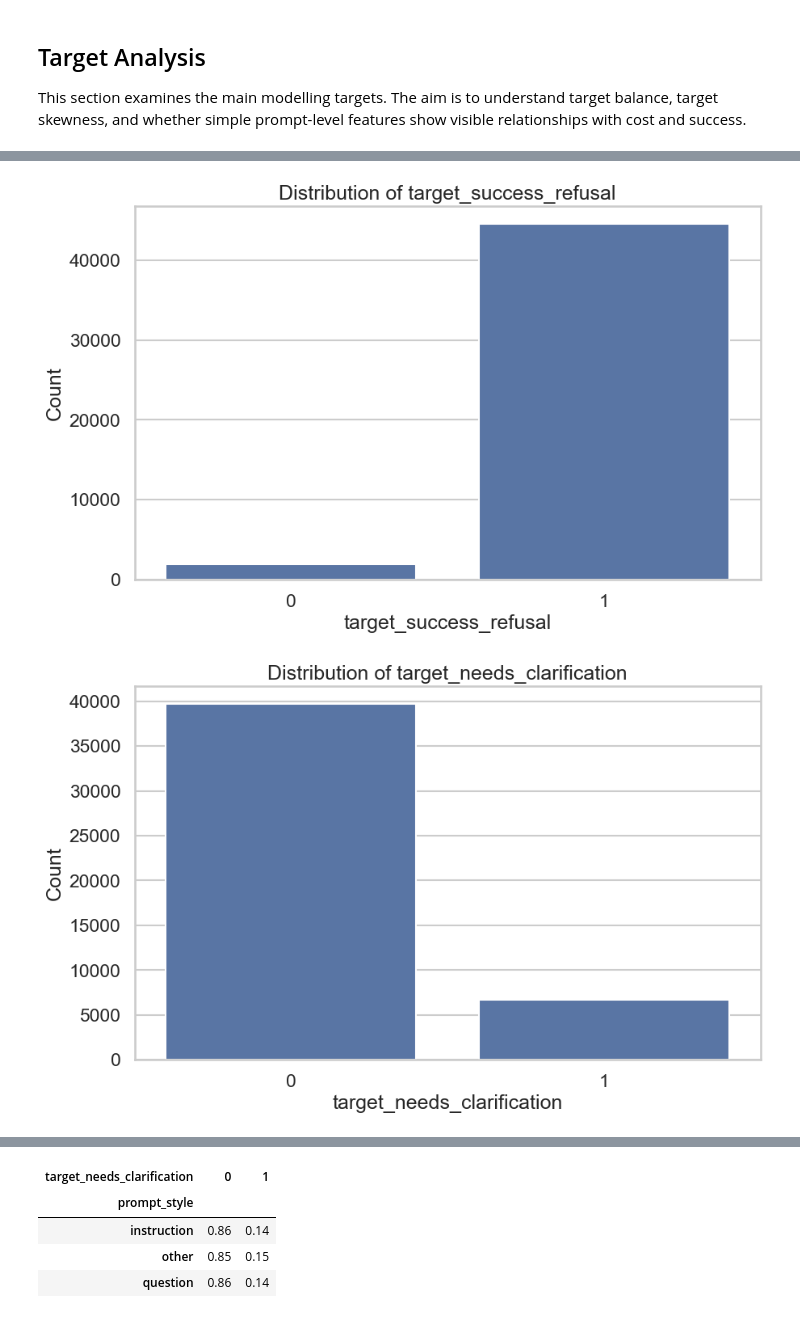
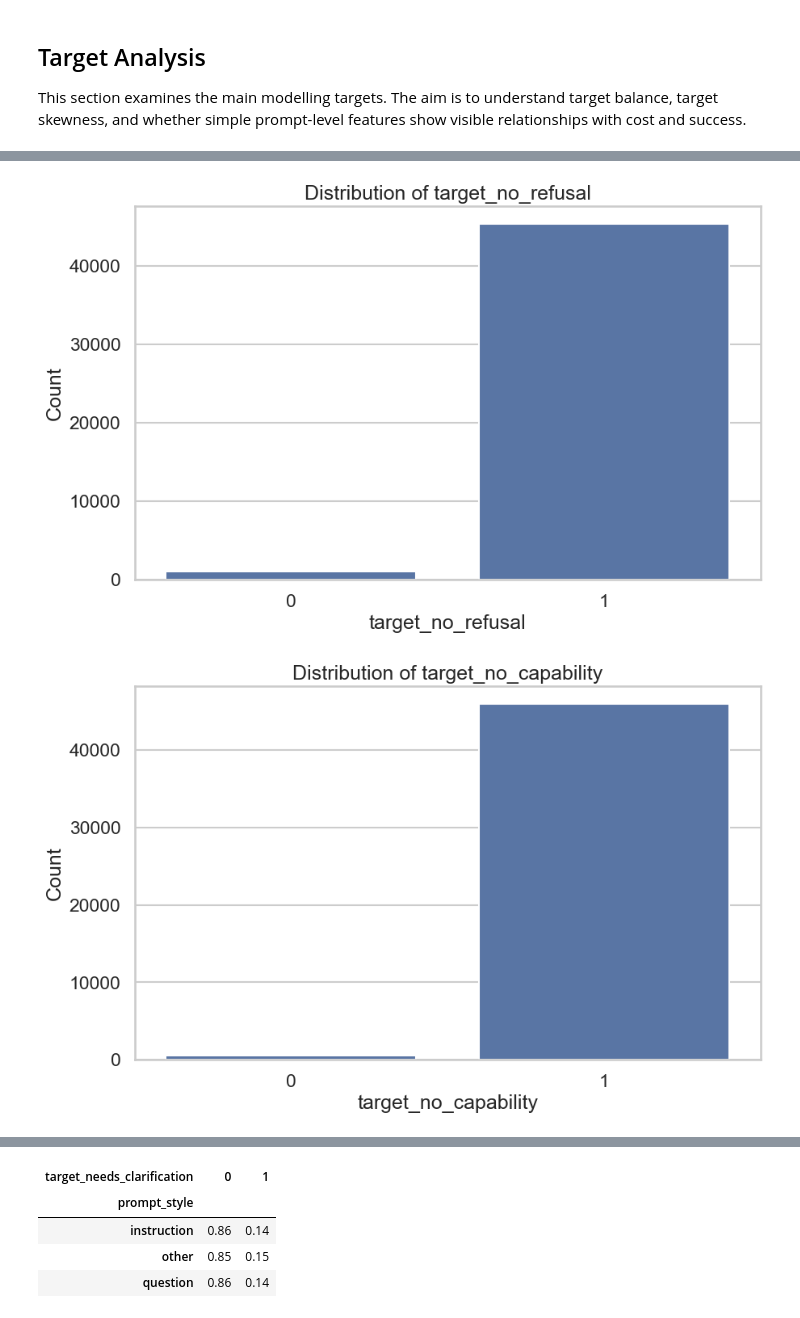
Before and after one commit to Thoericht/llm-sustainability-analysis, a Jupyter notebook: 02_notebooks/03_data_exploration.ipynb, the cells around one changed output, grey strips where cells are left out. Cells and saved outputs as stored; diff of their text form; code cells hidden in the pictures.

Commit message:
update analysis, adjust train test split, added target_no_refusal and target_no_capbility

```diff
--- a/02_notebooks/03_data_exploration.ipynb
+++ b/02_notebooks/03_data_exploration.ipynb
@@ -355,9 +367,6 @@ This section explores the distributions of core numeric prompt-level features an
 # ----------------------------
 # CORRELATIONS
 # ----------------------------
-
-df["log_target_cost"] = np.log1p(df["target_cost"])
-
 
 features_for_corr = binary_features + numeric_features
 
@@ -493,35 +503,42 @@ This section examines the main modelling targets. The aim is to understand targe
 
 plt.figure()
 sns.histplot(df["target_cost"], bins=40, kde=True)
 plt.title("Distribution of target_cost")
 plt.xlabel("target_cost")
 plt.ylabel("Count")
 plt.show()
 
 
 plt.figure()
 sns.histplot(df["log_target_cost"], bins=40, kde=True)
 plt.title("Distribution of target_cost_log")
 plt.xlabel("target_cost_log")
 plt.ylabel("Count")
 plt.show()
 
 
 plt.figure()
-sns.countplot(x=df["target_success_refusal"])
-plt.title("Distribution of target_success_refusal")
-plt.xlabel("target_success_refusal")
+sns.countplot(x=df["target_no_refusal"])
+plt.title("Distribution of target_no_refusal")
+plt.xlabel("target_no_refusal")
+plt.ylabel("Count")
+plt.show()
+
+plt.figure()
+sns.countplot(x=df["target_no_capability"])
+plt.title("Distribution of target_no_capability")
+plt.xlabel("target_no_capability")
 plt.ylabel("Count")
 plt.show()
 
 plt.figure()
 sns.countplot(x=df["target_needs_clarification"])
 plt.title("Distribution of target_needs_clarification")
 plt.xlabel("target_needs_clarification")
 plt.ylabel("Count")
 plt.show()
 # %% [output]
 [figure]
 [figure]
-[figure, old version]
+[figure, new version]
-[figure, old version]
+[figure, new version]
```
Also changed, not shown: parts of 25 cells of this notebook, 3 other files.
